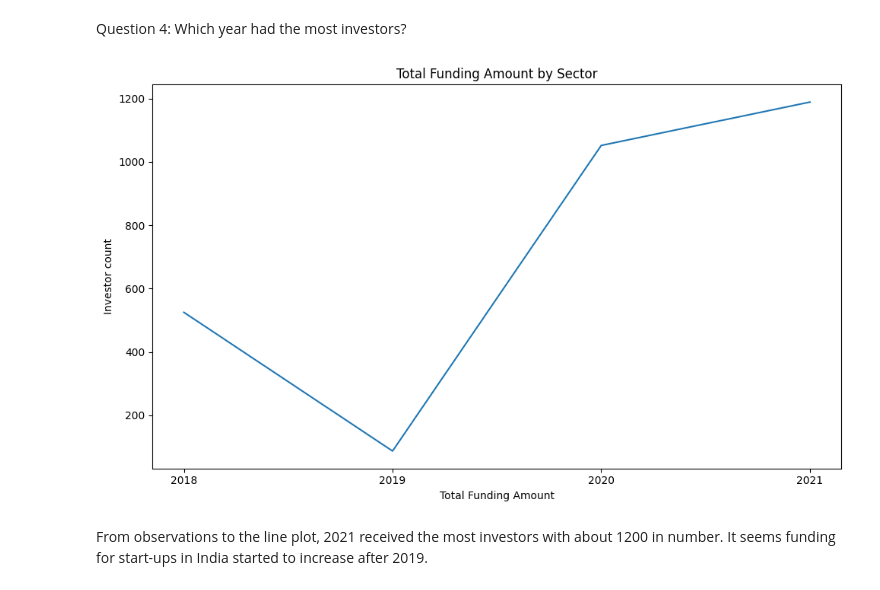
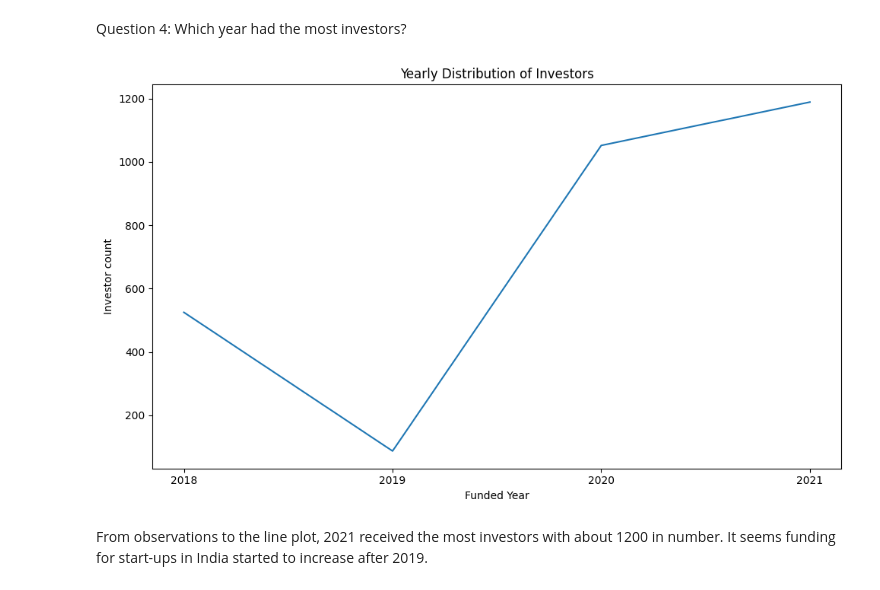
Before and after one commit to Makafui-Kwawu/Indian-Start-up-Funding-Analysis-from-2018-to-2021, a Jupyter notebook: Indian_Start_up_Analysis.ipynb, the cells around one changed output. Drawn from its saved outputs; the diff is of its cells as text; code cells hidden in the pictures.

```diff
--- a/Indian_Start_up_Analysis.ipynb
+++ b/Indian_Start_up_Analysis.ipynb
@@ -3297,24 +3339,27 @@ Question 4: Which year had the most investors?
 # %%
 # Group by both 'sector' and 'time' and sum the 'amount'
 grouped_data = df.groupby('funded_year')['investor'].count().reset_index()
 
 # Sort the DataFrame by the sum of 'amount' in descending order
 #grouped_data_sorted = grouped_data.sort_values(by='amount', ascending=True)
 # Plotting the bar chart
 plt.figure(figsize=(10, 6))
 plt.plot(grouped_data['funded_year'], grouped_data['investor'])
 
 # Adding labels and title
-plt.xlabel('Total Funding Amount')
+plt.xlabel('Funded Year')
 plt.ylabel('Investor count')
-plt.title('Total Funding Amount by Sector')
+plt.title('Yearly Distribution of Investors')
+
+# Save the plot to a file
+plt.savefig("yearly_distribution_of_investors.png")
 
 # Show plot
 plt.xticks(df['funded_year'].unique(),[2018,2019,2020,2021])
 plt.tight_layout()
 plt.show()
 # %% [output]
-[figure, old version]
+[figure, new version]
 # %% [markdown]
 From observations to the line plot, 2021 received the most investors with about 1200 in number. It seems funding for start-ups in India started to increase after 2019.
 # %% [markdown]
```
Also changed, not shown: parts of 13 cells of this notebook, 8 other files.
